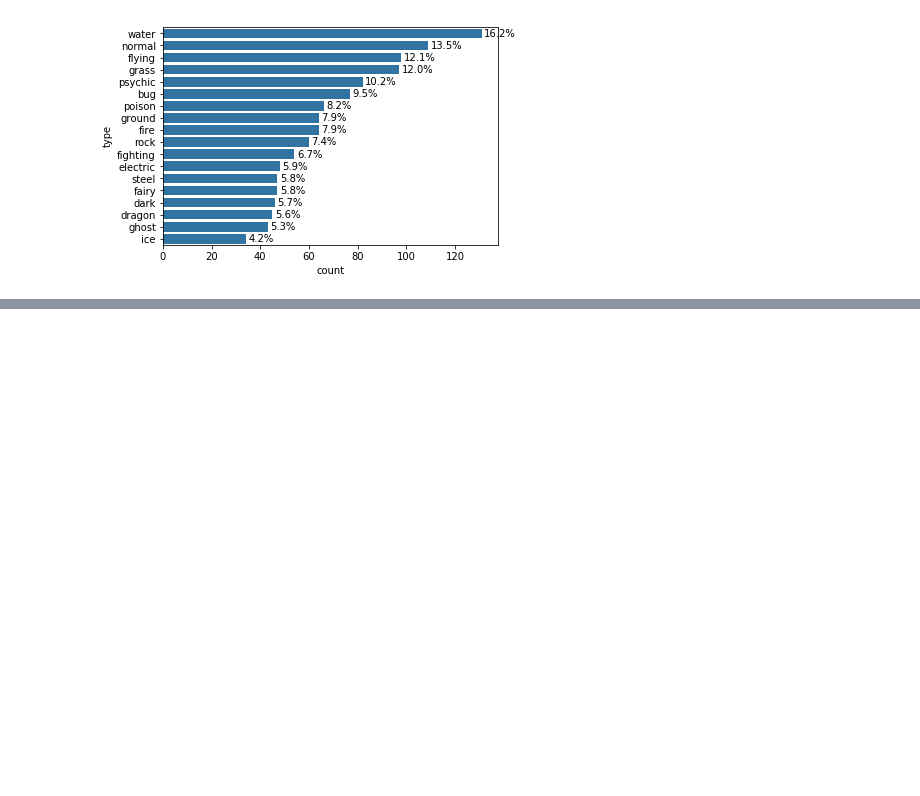
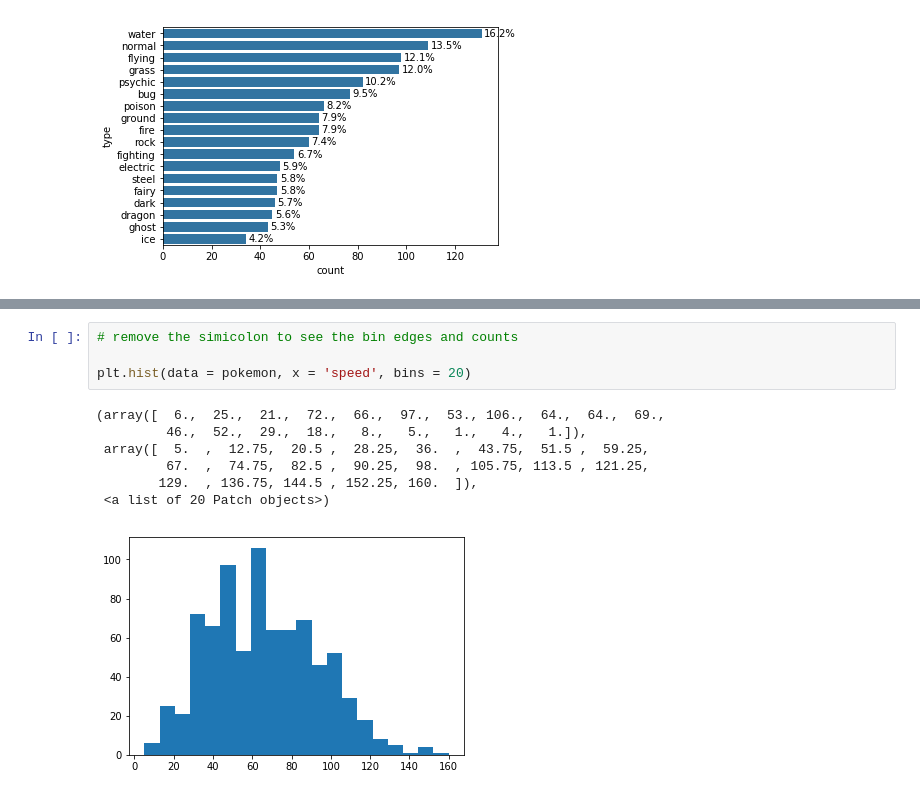
Before and after one commit to iRaied/Project_5_3_Pokemon, a Jupyter notebook: pokemon.ipynb, the cells around one changed output, grey strips where cells are left out. Saved outputs shown, nothing was run; the diff lists cells and outputs as text; blank space fills up the shorter version.

```diff
--- a/pokemon.ipynb
+++ b/pokemon.ipynb
@@ -224,0 +245,12 @@ for i in range(type_counts.shape[0]):
+# %%
+# remove the simicolon to see the bin edges and counts
+
+plt.hist(data = pokemon, x = 'speed', bins = 20)
+# %% [output]
+(array([  6.,  25.,  21.,  72.,  66.,  97.,  53., 106.,  64.,  64.,  69.,
+         46.,  52.,  29.,  18.,   8.,   5.,   1.,   4.,   1.]),
+ array([  5.  ,  12.75,  20.5 ,  28.25,  36.  ,  43.75,  51.5 ,  59.25,
+         67.  ,  74.75,  82.5 ,  90.25,  98.  , 105.75, 113.5 , 121.25,
+        129.  , 136.75, 144.5 , 152.25, 160.  ]),
+ <a list of 20 Patch objects>)
+[figure, added]
```
Also changed, not shown: parts of 9 cells of this notebook.
